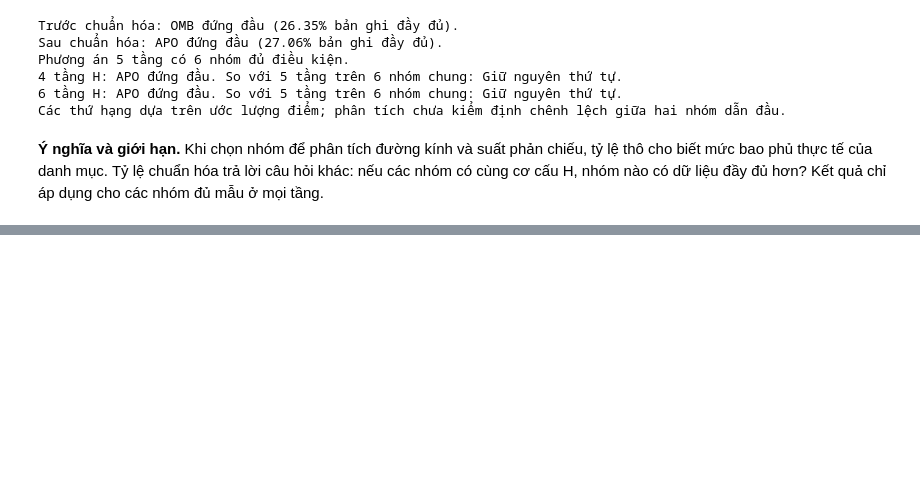
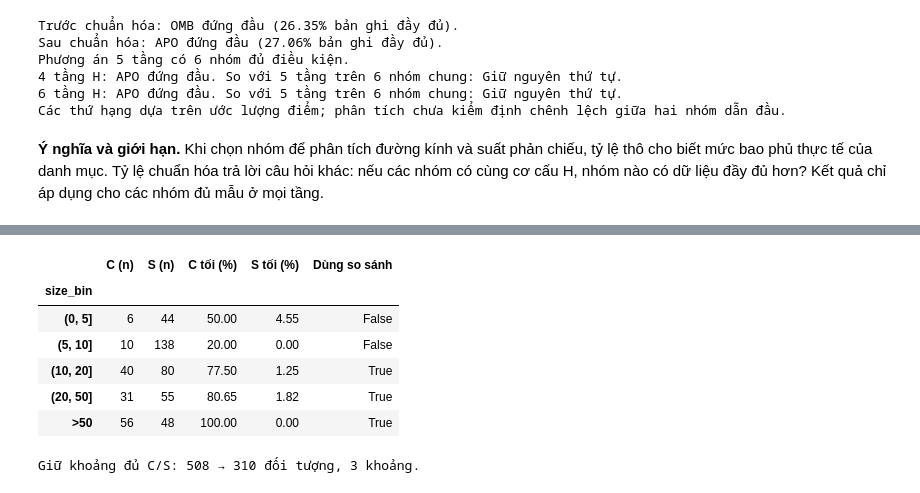
Before and after one commit to hohuunghiem/Programming-for-Data-Science, a Jupyter notebook: notebooks/02_analysis.ipynb, the cells around one changed output, grey strips where cells are left out. Cells and saved outputs as stored; diff of their text form; code cells hidden in the pictures; blank space fills up the shorter version.

```diff
--- a/notebooks/02_analysis.ipynb
+++ b/notebooks/02_analysis.ipynb
@@ -601,0 +719,26 @@ Các thứ hạng dựa trên ước lượng điểm; phân tích chưa kiểm
+# %%
+q4_grouped = q4_surface.groupby(["size_bin", "spec_B"], observed=True)["is_dark"].agg(
+    n="size", dark_n="sum", dark_fraction="mean").reset_index()
+q4_grouped["dark_pct"] = q4_grouped["dark_fraction"] * 100
+q4_counts = q4_grouped.pivot(index="size_bin", columns="spec_B", values="n").reindex(columns=["C", "S"])
+q4_rates = q4_grouped.pivot(index="size_bin", columns="spec_B", values="dark_pct").reindex(columns=["C", "S"])
+q4_keep = q4_counts.ge(30).all(axis=1) & q4_rates.notna().all(axis=1)
+assert q4_keep.any(), "Không đủ khoảng để so sánh C/S."
+q4_result = pd.DataFrame({"C (n)": q4_counts["C"], "S (n)": q4_counts["S"],
+                       "C tối (%)": q4_rates["C"], "S tối (%)": q4_rates["S"],
+                       "Dùng so sánh": q4_keep})
+display(q4_result.round(2))
+q4_common_rates, q4_common_counts = q4_rates.loc[q4_keep], q4_counts.loc[q4_keep]
+q4_common = q4_surface.loc[q4_surface["size_bin"].isin(q4_common_rates.index)].copy()
+assert q4_grouped["n"].sum() == len(q4_surface)
+assert len(q4_common) == int(q4_common_counts.to_numpy().sum())
+print(f"Giữ khoảng đủ C/S: {len(q4_surface)} → {len(q4_common)} đối tượng, {int(q4_keep.sum())} khoảng.")
+# %% [output]
+|  | C (n) | S (n) | C tối (%) | S tối (%) | Dùng so sánh |
+| size_bin |  |  |  |  |  |
+| (0, 5] | 6 | 44 | 50.00 | 4.55 | False |
+| (5, 10] | 10 | 138 | 20.00 | 0.00 | False |
+| (10, 20] | 40 | 80 | 77.50 | 1.25 | True |
+| (20, 50] | 31 | 55 | 80.65 | 1.82 | True |
+| >50 | 56 | 48 | 100.00 | 0.00 | True |
+Giữ khoảng đủ C/S: 508 → 310 đối tượng, 3 khoảng.
```
Also changed, not shown: parts of 16 cells of this notebook, 4 other files.
